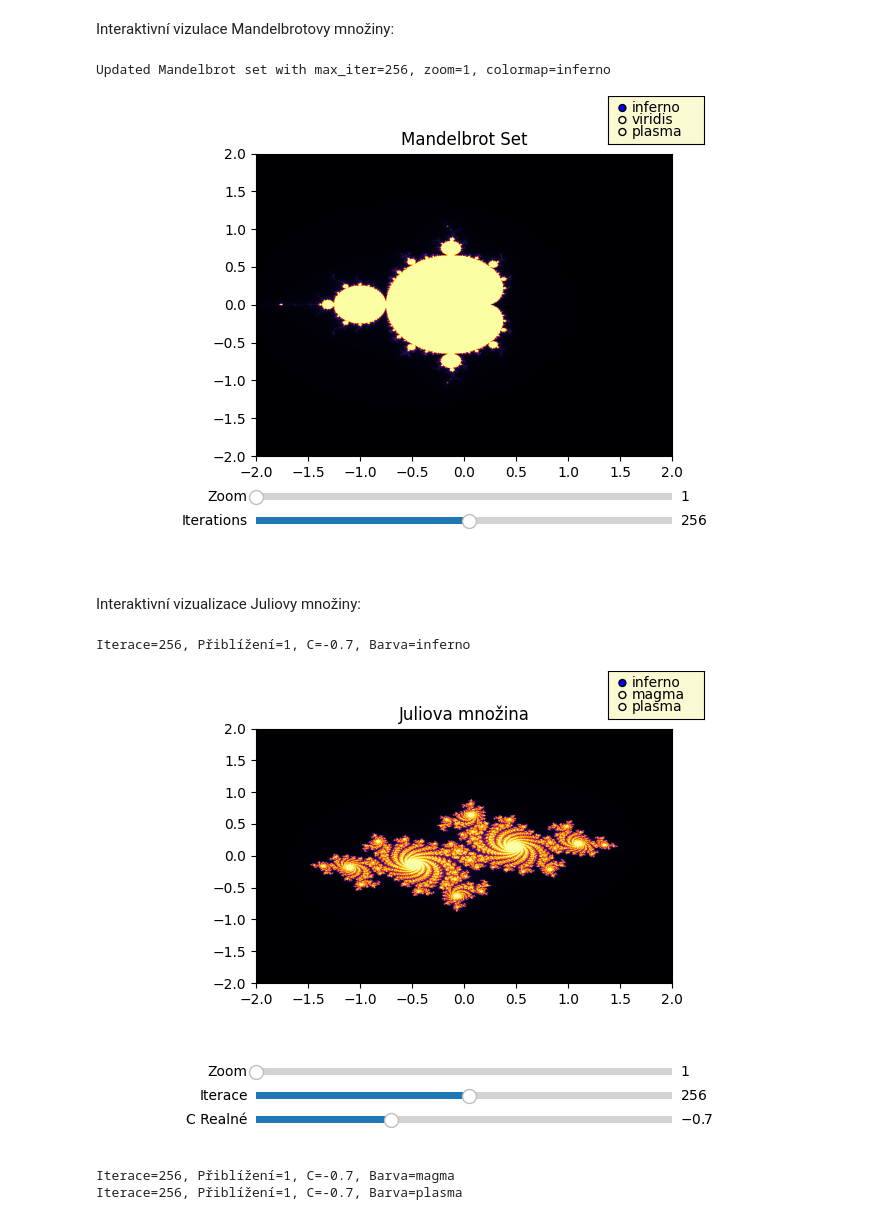
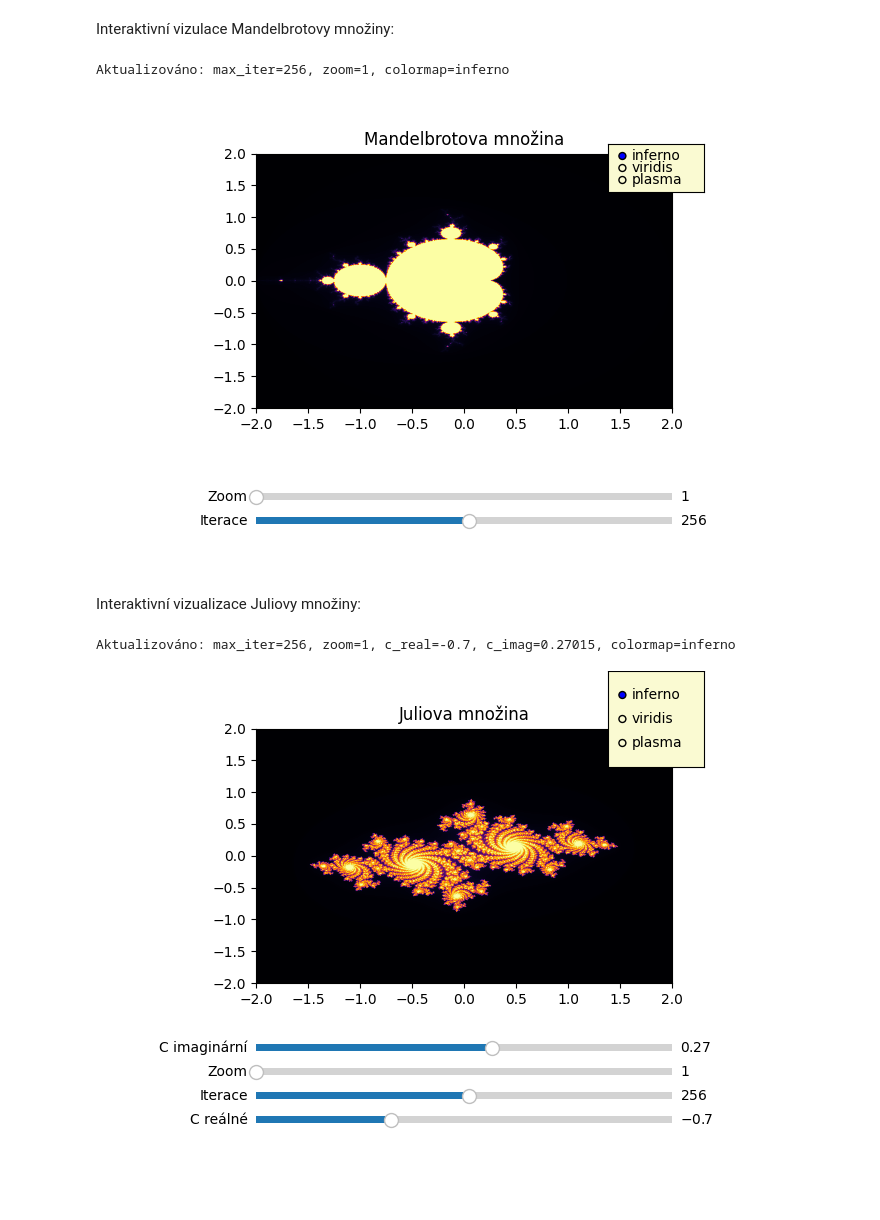
Before and after one commit to oti0033/vvp_fraktaly, a Jupyter notebook: fraktaly_OTI0033.ipynb, the cells around one changed output. Saved outputs shown, nothing was run; the diff lists cells and outputs as text; code cells hidden in the pictures; blank space fills up the shorter version.

```diff
--- a/fraktaly_OTI0033.ipynb
+++ b/fraktaly_OTI0033.ipynb
@@ -44,7 +106,15 @@ def generate_fractal(xmin, xmax, ymin, ymax, width, height, max_iter, fractal_fu
 # %% [markdown]
 Vykreslení fraktálu:
 # %%
-def plot_fractal(ax, data, colormap='inferno'):
+def plot_fractal(ax: plt.Axes, data: tuple, colormap: str = 'inferno') -> None:
+    """
+    Vykreslí fraktálová data na danou osu Matplotlibu.
+
+    Parametry:
+    ax (plt.Axes): Osa Matplotlibu, na kterou se bude vykreslovat.
+    data (tuple): Data obsahující rozsah x, rozsah y a fraktálová data.
+    colormap (str): Barevná mapa pro vizualizaci fraktálu.
+    """
     r1, r2, n3 = data
     ax.imshow(n3.T, cmap=colormap, extent=(r1.min(), r1.max(), r2.min(), r2.max()))
     ax.set_aspect('auto')
@@ -59,51 +129,55 @@ c_julia = complex(-0.7, 0.27015)  # parametr pro Juliovu množinu
 # %% [markdown]
 Interaktivní vizulace Mandelbrotovy množiny:
 # %%
-def interactive_mandelbrot():
+def interactive_mandelbrot() -> None:
+    """
+    Vytvoří interaktivní vizualizaci Mandelbrotova fraktálu s posuvníky pro iterace a zoom a možností výběru barevné mapy.
+    """
     fig, ax = plt.subplots()
-    plt.subplots_adjust(left=0.25, bottom=0.25)
+    plt.subplots_adjust(left=0.25, bottom=0.35)
     axcolor = 'lightgoldenrodyellow'
 
     ax_iter = plt.axes([0.25, 0.1, 0.65, 0.03], facecolor=axcolor)
     ax_zoom = plt.axes([0.25, 0.15, 0.65, 0.03], facecolor=axcolor)
-    ax_colormap = plt.axes([0.8, 0.9, 0.15, 0.1], facecolor=axcolor)
+    ax_colormap = plt.axes([0.8, 0.8, 0.15, 0.1], facecolor=axcolor)
 
     s_iter = Slider(ax_iter, 'Iterace', 0, 500, valinit=max_iter, valstep=1)
-    s_zoom = Slider(ax_zoom, 'Přiblížení', 1, 10, valinit=1, valstep=0.1)
-
-    colormap_options = ['inferno', 'magma', 'plasma']
-    r_colormap = RadioButtons(ax_colormap, colormap_options)
+    s_zoom = Slider(ax_zoom, 'Zoom', 1, 10, valinit=1, valstep=0.1)
+    r_colormap = RadioButtons(ax_colormap, ('inferno', 'viridis', 'plasma'))
 
     def update(val):
         max_iter = int(s_iter.val)
         zoom = s_zoom.val
         colormap = r_colormap.value_selected
 
         xmin, xmax = -2.0 / zoom, 2.0 / zoom
         ymin, ymax = -2.0 / zoom, 2.0 / zoom
 
-        fractal_data = generate_fractal(xmin, xmax, ymin, ymax, width, height, max_iter, mandelbrot)
+        fractal_data = generate_mandelbrot(xmin, xmax, ymin, ymax, width, height, max_iter)
         ax.clear()
         plot_fractal(ax, fractal_data, colormap)
         ax.set_title('Mandelbrotova množina')
-        print(f"Iterace={max_iter}, Přiblížení={zoom}, Barva={colormap}")
+        print(f"Aktualizováno: max_iter={max_iter}, zoom={zoom}, colormap={colormap}")
 
     s_iter.on_changed(update)
     s_zoom.on_changed(update)
     r_colormap.on_clicked(update)
 
     update(None)
     plt.show()
 
 #SPUŠTĚNÍ
 interactive_mandelbrot()
 # %% [output]
-Updated Mandelbrot set with max_iter=256, zoom=1, colormap=inferno
+Aktualizováno: max_iter=256, zoom=1, colormap=inferno
-[figure, old version]
+[figure, new version]
 # %% [markdown]
 Interaktivní vizualizace Juliovy množiny:
 # %%
-def interactive_julia():
+def interactive_julia() -> None:
+    """
+    Vytvoří interaktivní vizualizaci Juliovy množiny s posuvníky pro iterace, zoom a reálnou a imaginární část parametru, a možností výběru barevné mapy.
+    """
     fig, ax = plt.subplots()
     plt.subplots_adjust(left=0.25, bottom=0.35)
     axcolor = 'lightgoldenrodyellow'
@@ -111,33 +185,37 @@ def interactive_julia():
     ax_iter = plt.axes([0.25, 0.10, 0.65, 0.03], facecolor=axcolor)
     ax_zoom = plt.axes([0.25, 0.15, 0.65, 0.03], facecolor=axcolor)
     ax_cx_real = plt.axes([0.25, 0.05, 0.65, 0.03], facecolor=axcolor)
-    ax_colormap = plt.axes([0.8, 0.9, 0.15, 0.1], facecolor=axcolor)
+    ax_cx_imag = plt.axes([0.25, 0.20, 0.65, 0.03], facecolor=axcolor)
+    ax_colormap = plt.axes([0.8, 0.8, 0.15, 0.2], facecolor=axcolor)
 
     s_iter = Slider(ax_iter, 'Iterace', 0, 500, valinit=max_iter, valstep=1)
     s_zoom = Slider(ax_zoom, 'Zoom', 1, 10, valinit=1, valstep=0.1)
-    s_cx_real = Slider(ax_cx_real, 'C Realné', -2.0, 2.0, valinit=c_julia.real)
-    r_colormap = RadioButtons(ax_colormap, ('inferno', 'magma', 'plasma'))
+    s_cx_real = Slider(ax_cx_real, 'C reálné', -2.0, 2.0, valinit=c_julia.real)
+    s_cx_imag = Slider(ax_cx_imag, 'C imaginární', -2.0, 2.0, valinit=c_julia.imag)
+    r_colormap = RadioButtons(ax_colormap, ('inferno', 'viridis', 'plasma'))
 
     def update(val):
         max_iter = int(s_iter.val)
         zoom = s_zoom.val
         c_real = s_cx_real.val
+        c_imag = s_cx_imag.val
         colormap = r_colormap.value_selected
 
         xmin, xmax = -2.0 / zoom, 2.0 / zoom
         ymin, ymax = -2.0 / zoom, 2.0 / zoom
 
-        c = complex(c_real, c_julia.imag)
+        c = complex(c_real, c_imag)
 
-        fractal_data = generate_fractal(xmin, xmax, ymin, ymax, width, height, max_iter, julia, c)
+        fractal_data = generate_julia(xmin, xmax, ymin, ymax, width, height, max_iter, c)
         ax.clear()
         plot_fractal(ax, fractal_data, colormap)
         ax.set_title('Juliova množina')
-        print(f"Iterace={max_iter}, Přiblížení={zoom}, C={c_real}, Barva={colormap}")
+        print(f"Aktualizováno: max_iter={max_iter}, zoom={zoom}, c_real={c_real}, c_imag={c_imag}, colormap={colormap}")
 
     s_iter.on_changed(update)
     s_zoom.on_changed(update)
     s_cx_real.on_changed(update)
+    s_cx_imag.on_changed(update)
     r_colormap.on_clicked(update)
 
     update(None)
@@ -146,7 +224,5 @@ def interactive_julia():
 #SPUŠTĚNÍ
 interactive_julia()
 # %% [output]
-Iterace=256, Přiblížení=1, C=-0.7, Barva=inferno
+Aktualizováno: max_iter=256, zoom=1, c_real=-0.7, c_imag=0.27015, colormap=inferno
-[figure, old version]
+[figure, new version]
-Iterace=256, Přiblížení=1, C=-0.7, Barva=magma
-Iterace=256, Přiblížení=1, C=-0.7, Barva=plasma
```
Also changed, not shown: parts of 4 cells of this notebook.
